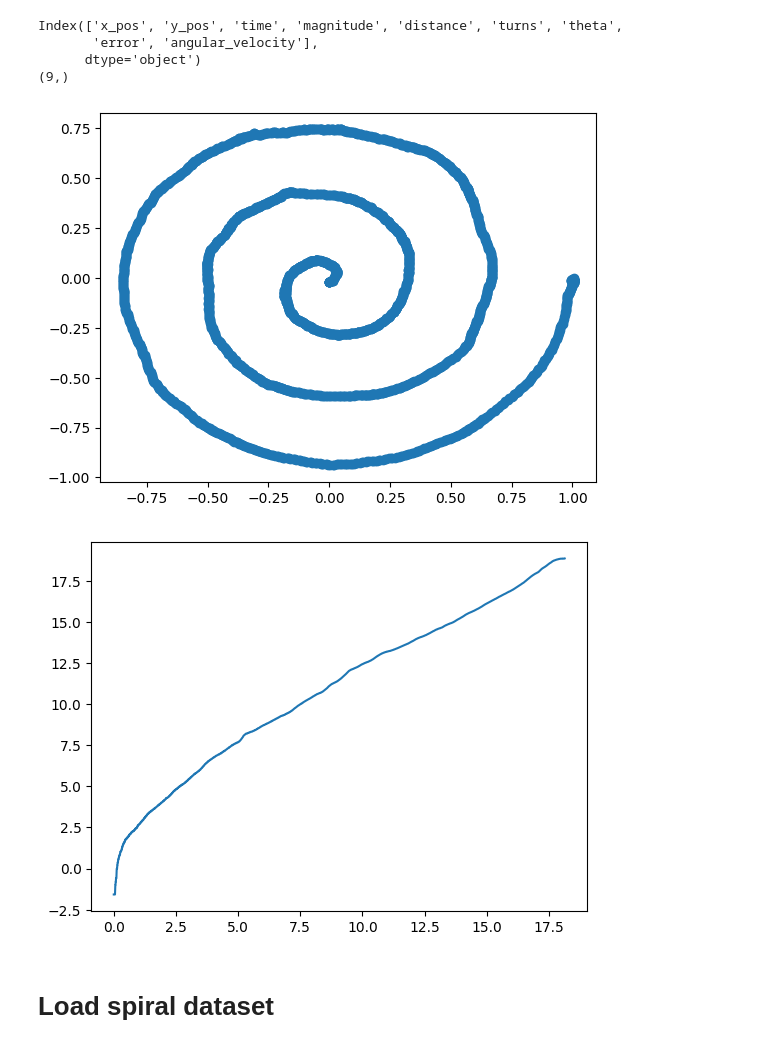
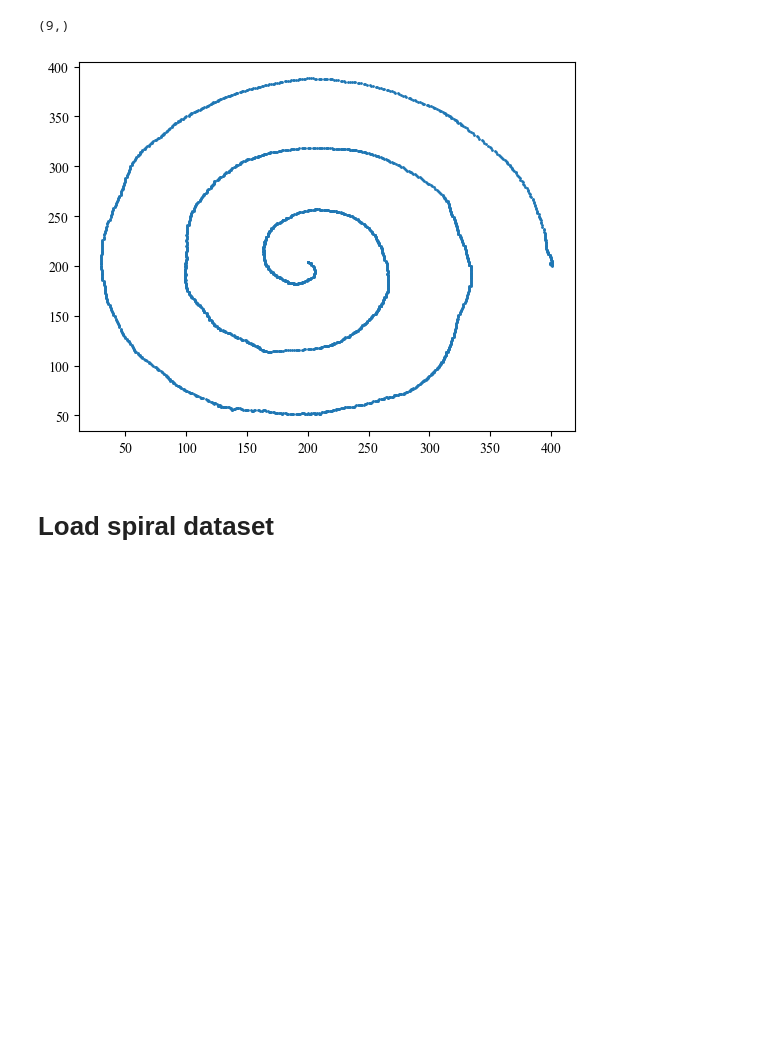
Before and after one commit to H-E-R-O-System/hero-monitor, a Jupyter notebook: spiral_analytics/train_spiral_model.ipynb, the cells around one changed output. Cells and saved outputs as stored; diff of their text form; code cells hidden in the pictures; blank space fills up the shorter version.

```diff
--- a/spiral_analytics/train_spiral_model.ipynb
+++ b/spiral_analytics/train_spiral_model.ipynb
@@ -8,6 +8,8 @@ from sklearn.linear_model import LinearRegression
 import matplotlib.pyplot as plt
 from sklearn.neural_network import MLPClassifier
 from sklearn.metrics import accuracy_score, classification_report, confusion_matrix, ConfusionMatrixDisplay
+plt.rcParams["font.family"] = "serif"
+plt.rcParams["font.serif"] = ["Times New Roman"]
 
 np.random.seed(100)
 # os.chdir("/spiral_analytics")
@@ -90,30 +92,32 @@ def create_feature(spiral_data):
     feature = np.array(np.concatenate([mean_values.values,]))
     return feature
 # %%
+ids = np.random.permutation(range(25))
+
+# for i in range(2):
 file_path = "hw_dataset/control/C_0001.txt"
 # X ; Y; Z; Pressure; GripAngle; Timestamp; Test ID
 test_data = pd.read_csv(file_path, sep=";", names=["x_pos", "y_pos", "z_pos", "pressure", "grip_angle", "time", "test_id"])
 static_data = test_data.loc[test_data["test_id"] == 0]
 dynamic_data = test_data.loc[test_data["test_id"] == 1]
 
 static_data_aug = drop_cols(static_data)
 static_data_aug = augment_data(static_data_aug, spiral_radius=200)
 # print(static_data_aug.tail(), static_data_aug.columns)
 spiral_feature = create_feature(static_data_aug)
 print(spiral_feature.shape)
 
-plt.scatter(static_data_aug["x_pos"], static_data_aug["y_pos"])
+plt.figure()
+plt.scatter(static_data["x_pos"], static_data["y_pos"], s=1)
+
+plt.savefig("spiral_control_1.png", bbox_inches='tight')
 plt.show()
 
-plt.plot(static_data_aug["time"], static_data_aug["theta"])
-plt.show()
+# plt.plot(static_data_aug["time"], static_data_aug["theta"])
+# plt.show()
 # %% [output]
-Index(['x_pos', 'y_pos', 'time', 'magnitude', 'distance', 'turns', 'theta',
-       'error', 'angular_velocity'],
-      dtype='object')
 (9,)
-[figure, old version]
+[figure, new version]
-[figure, removed]
 # %% [markdown]
 # Load spiral dataset
 # %%
```
Also changed, not shown: parts of 4 cells of this notebook, 1 other file.
